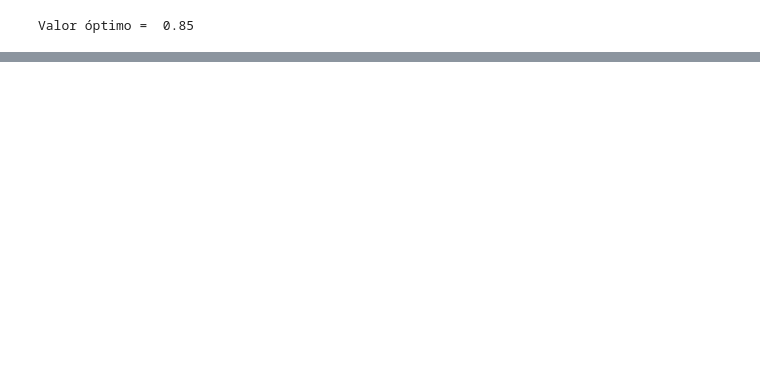
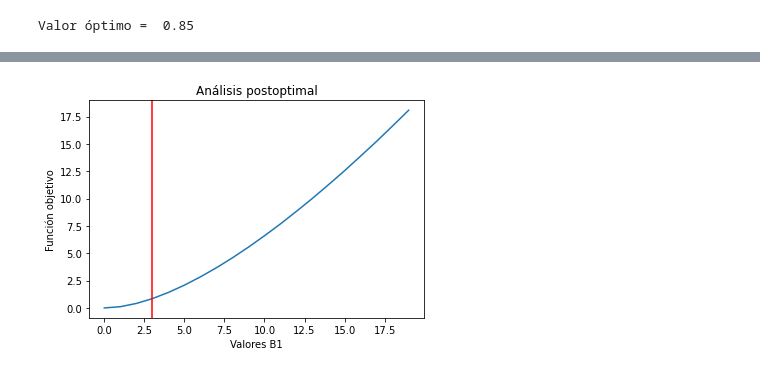
Before and after one commit to aladelca/optimizacion, a Jupyter notebook: tarea_dos.ipynb, the cells around one changed output, grey strips where cells are left out. Drawn from its saved outputs; the diff is of its cells as text; code cells hidden in the pictures; blank space fills up the shorter version.

```diff
--- a/tarea_dos.ipynb
+++ b/tarea_dos.ipynb
@@ -200,0 +225,25 @@ Valor óptimo =  0.85
+# %%
+n = 20
+valores = []
+
+modelo_p2.setParam('OutputFlag', 0)
+for i in range(0,n):
+  r1.RHS = i
+  modelo_p2.optimize()
+  valores.append(modelo_p2.objVal)
+
+
+x = np.arange(0,n)
+
+pares = pd.DataFrame(x,columns = ['b1'])
+pares['objetivo'] = valores
+
+fig, ax = plt.subplots()
+sns.lineplot(data = pares,x = 'b1', y = 'objetivo')
+plt.axvline(x = 3, color = 'red')
+plt.title('Análisis postoptimal')
+plt.xlabel('Valores B1')
+plt.ylabel('Función objetivo')
+plt.show()
+# %% [output]
+[figure, added]
```
Also changed, not shown: parts of 15 cells of this notebook.
